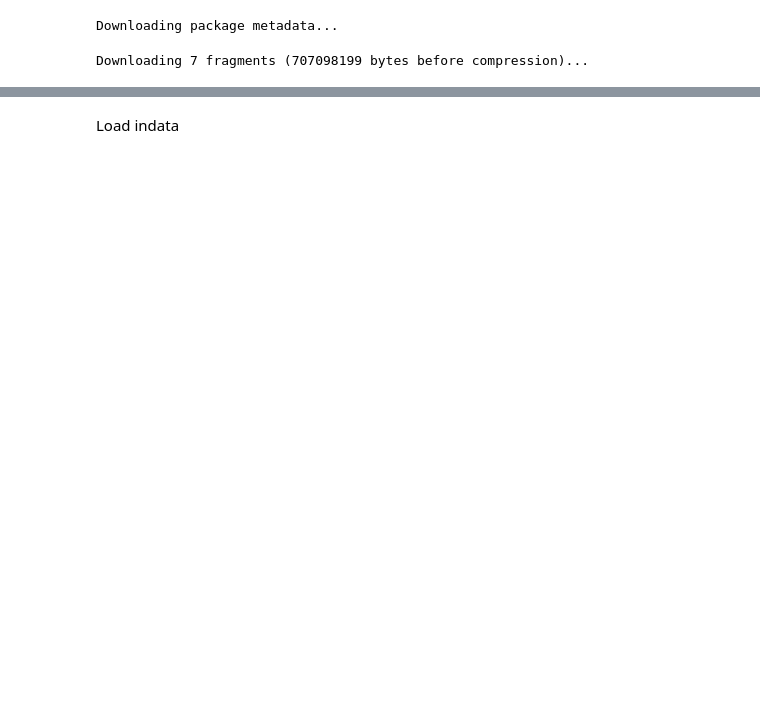
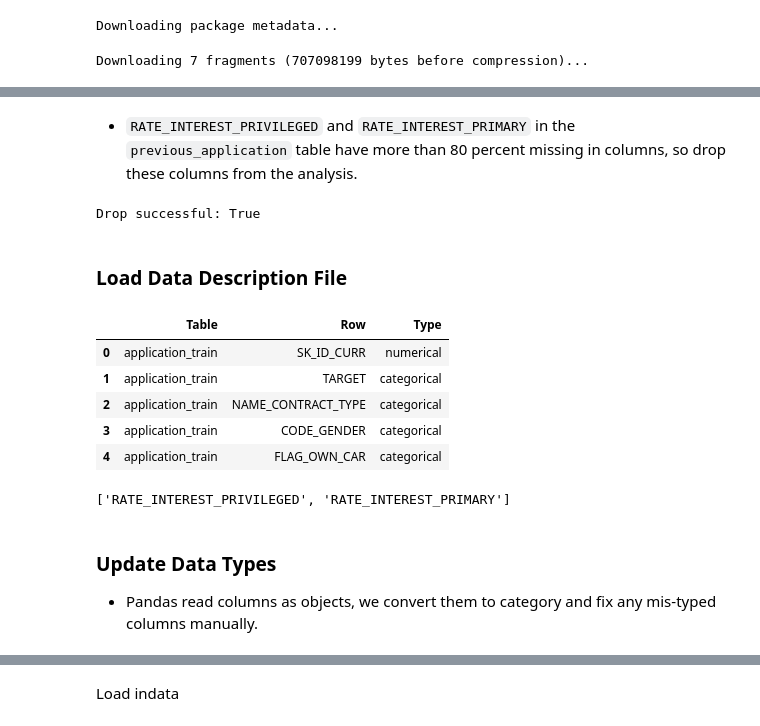
Before and after one commit to chalendony/data-prep-visualization, a Jupyter notebook: Data Preparation and Visualization.ipynb, the cells around one changed output, grey strips where cells are left out. Saved outputs shown, nothing was run; the diff lists cells and outputs as text; code cells hidden in the pictures; blank space fills up the shorter version.

```diff
--- a/Data Preparation and Visualization.ipynb
+++ b/Data Preparation and Visualization.ipynb
@@ -140,0 +233,27 @@ df.head()
+# %% [markdown]
+* `RATE_INTEREST_PRIVILEGED` and `RATE_INTEREST_PRIMARY` in the `previous_application` table have more than 80 percent missing in columns, so drop these columns from the analysis.
+# %%
+## Drop the selected columns
+
+table = 'previous_application'
+dropcols = ['RATE_INTEREST_PRIVILEGED','RATE_INTEREST_PRIMARY']
+frames[table].drop(dropcols, axis=1, inplace=True)
+
+# verify / assert sucessfully dropped
+target = frames[table].columns
+res = any([c in target for c in dropcols])
+print('Drop successful: {} '.format(not res))
+# %% [output]
+Drop successful: True
+# %% [markdown]
+### Load Data Description File
+# %%
+hc_description = pd.read_excel('data/HomeCredit_columns_description.xlsx', sheet_name='Sheet1',usecols=[2,3,4])
+hc_description.head()
+# %% [output]
+|  | Table | Row | Type |
+| 0 | application_train | SK_ID_CURR | numerical |
+| 1 | application_train | TARGET | categorical |
+| 2 | application_train | NAME_CONTRACT_TYPE | categorical |
+| 3 | application_train | CODE_GENDER | categorical |
+| 4 | application_train | FLAG_OWN_CAR | categorical |
@@ -140,0 +263,11 @@ df.head()
+# %%
+# also drop columns that were deleted
+dropcols
+idx = hc_description[(hc_description.Row == 'NFLAG_MICRO_CASH') & (hc_description.Table == 'previous_application')].index
+hc_description.drop(idx, inplace=True)
+# %% [output]
+['RATE_INTEREST_PRIVILEGED', 'RATE_INTEREST_PRIMARY']
+# %% [markdown]
+### Update Data Types
+
+* Pandas read columns as objects, we convert them to category and fix any mis-typed columns manually.
```
Also changed, not shown: parts of 90 cells of this notebook, 6 other files.
